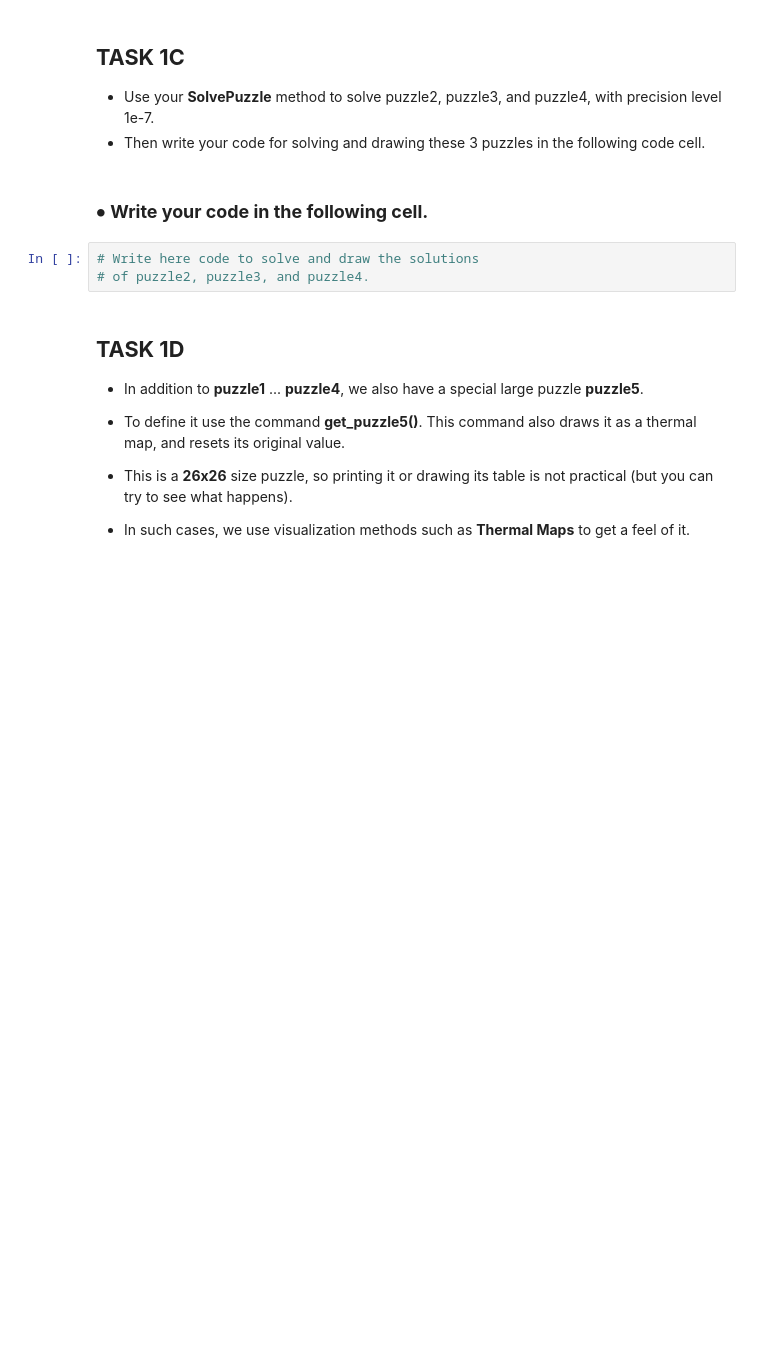
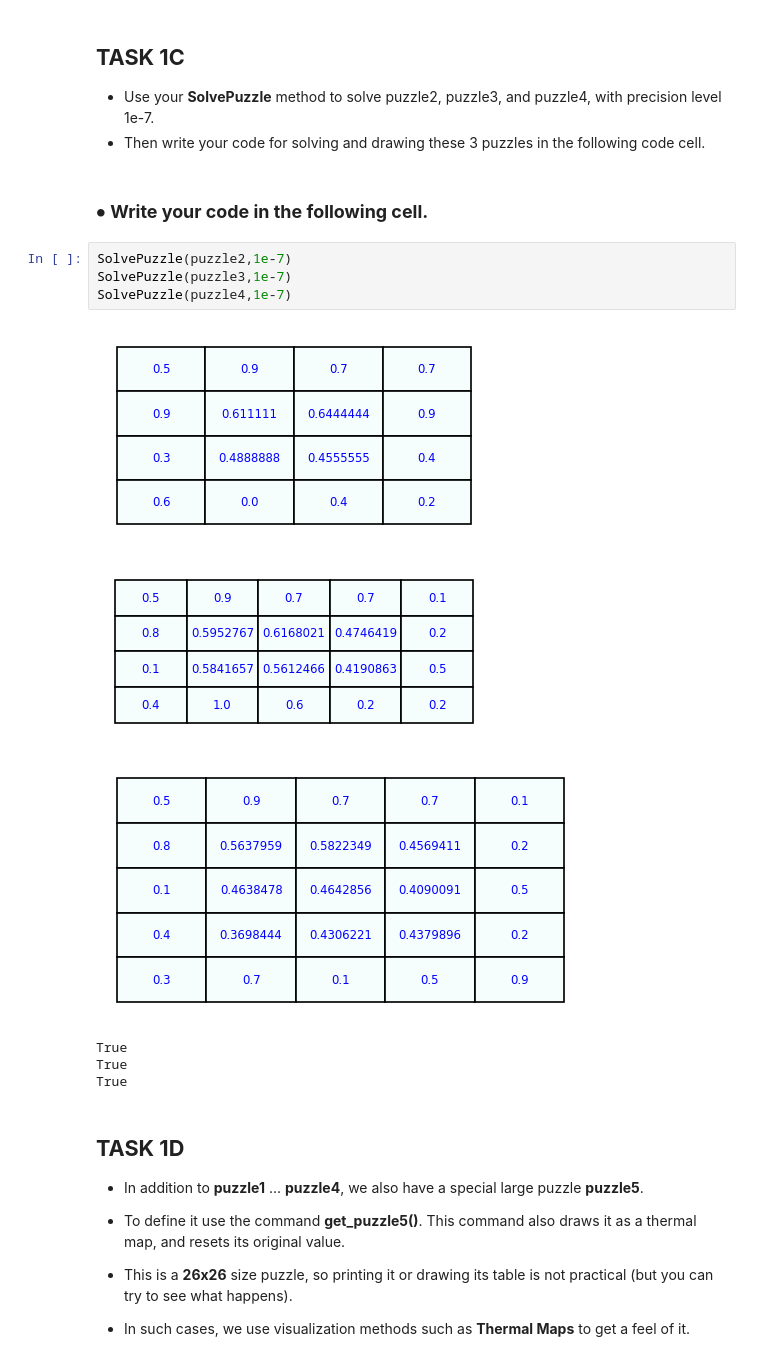
Before and after one commit to yossi0y530y/DO180-apps, a Jupyter notebook: harmonic_task.ipynb, the cells around one changed output. Saved outputs shown, nothing was run; the diff lists cells and outputs as text; blank space fills up the shorter version.

```diff
--- a/harmonic_task.ipynb
+++ b/harmonic_task.ipynb
@@ -275,9 +279,17 @@ CheckPuzzle(puzzle1, epsilon=1e-7)
   in the following code cell.
 # %% [markdown]
 ### $\bullet$ **Write your code in the following cell.**
-# %%
-# Write here code to solve and draw the solutions
-# of puzzle2, puzzle3, and puzzle4.
+# %%
+SolvePuzzle(puzzle2,1e-7)
+SolvePuzzle(puzzle3,1e-7)
+SolvePuzzle(puzzle4,1e-7)
+# %% [output]
+[figure, added]
+[figure, added]
+[figure, added]
+True
+True
+True
 # %% [markdown]
 ## **TASK 1D**
 * In addition to **puzzle1** ... **puzzle4**,
```
Also changed, not shown: parts of 1 cell of this notebook.
